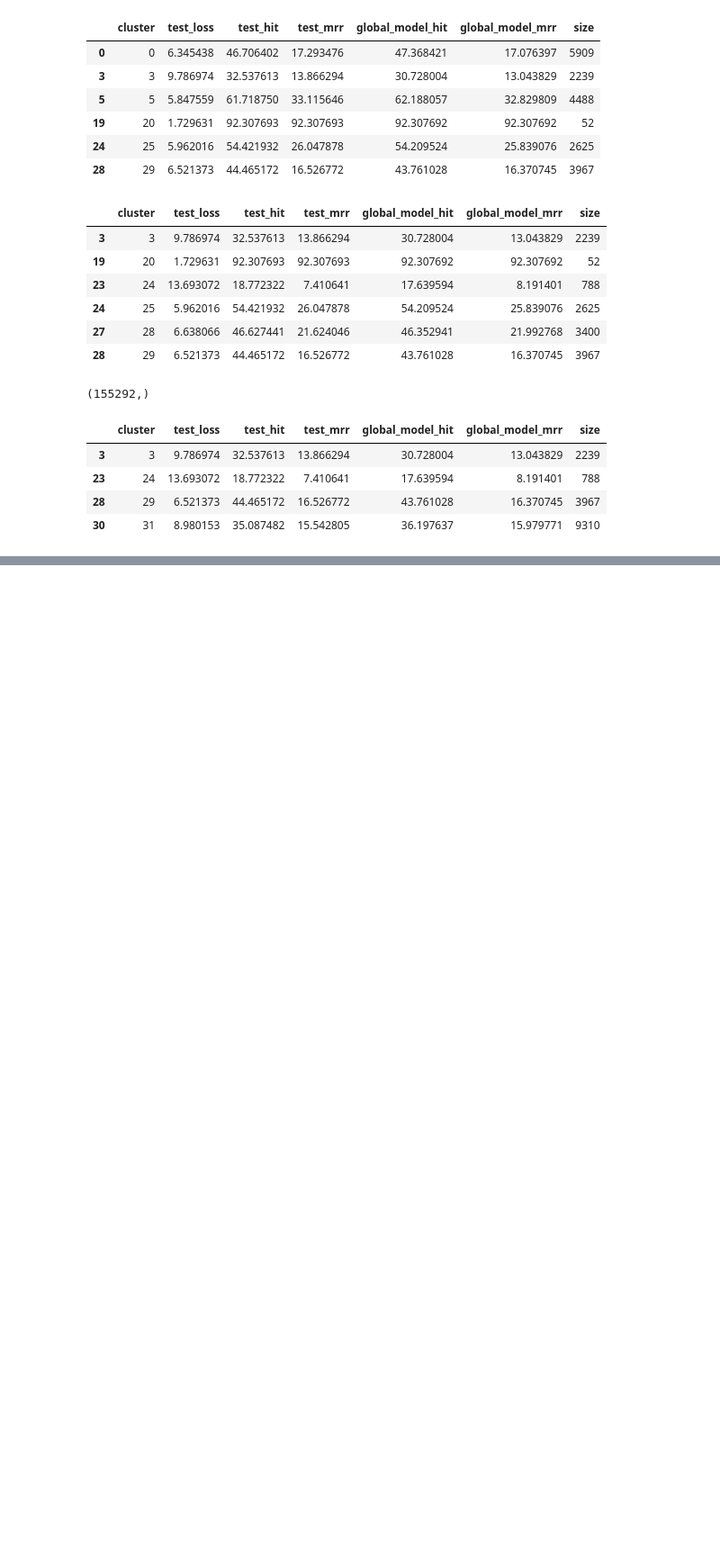
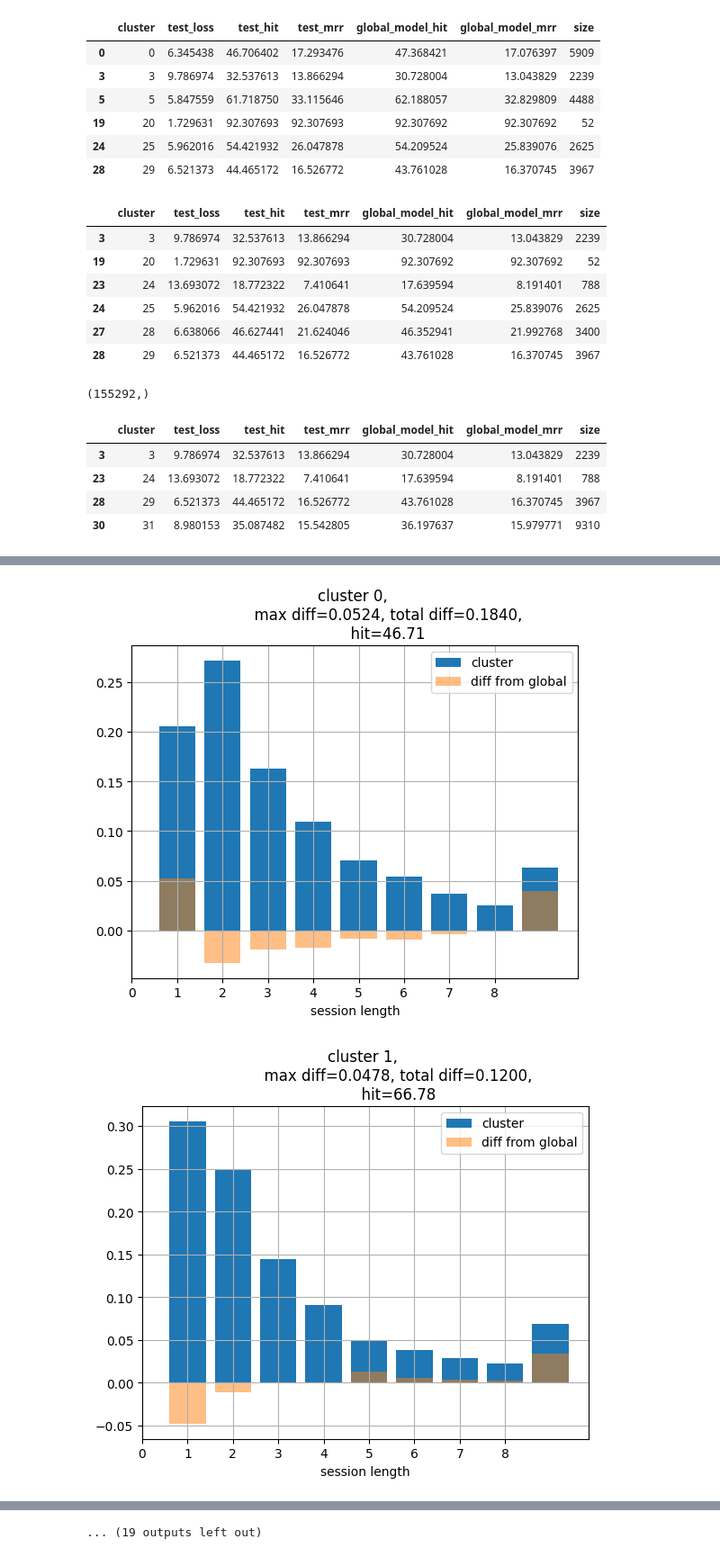
Before and after one commit to kpuchalskixiv/GNN_Master, a Jupyter notebook: srgnn/test_gm_switch_case.ipynb, the cells around one changed output, grey strips where cells are left out. Shown at 90% size. Saved outputs shown, nothing was run; the diff lists cells and outputs as text; code cells hidden in the pictures; blank space fills up the shorter version.

```diff
--- a/srgnn/test_gm_switch_case.ipynb
+++ b/srgnn/test_gm_switch_case.ipynb
@@ -397,0 +517,30 @@ cluster_results.loc[cluster_results.global_model_hit<np.average(hit)*100/1.25]
+# %%
+def get_lenght_distribution(sess_lens, lim=8):
+    lens, sizes=np.unique(sess_lens, return_counts=True)
+    lim=min(lim, len(lens)-1)
+    sizes[lim]=np.sum(sizes[lim:])
+    sizes=sizes[:lim+1]
+    lens=lens[:lim+1]
+    sizes=sizes/sum(sizes)
+    return lens, sizes
+# %%
+glens, gsizes=get_lenght_distribution(session_len)
+
+#for cluster in cluster_results.loc[cluster_results.global_model_hit<np.average(hit)*100/1.25].cluster:
+for cluster in cluster_results.cluster.unique():
+    idxs=np.arange(session_labels.shape[0])[session_labels==cluster]
+    clens, csizes=get_lenght_distribution(session_len[idxs])
+
+    plt.bar(clens, csizes, label='cluster')
+    plt.bar(clens, gsizes[:len(clens)]-csizes, label='diff from global', alpha=0.5)
+    plt.grid()
+    plt.xlabel('session length')
+    plt.xticks(np.arange(len(clens)))
+    plt.legend()
+    plt.title(f'''cluster {cluster},
+              max diff={max(np.abs(gsizes[:len(clens)]-csizes)):.4f}, total diff={sum(np.abs(gsizes[:len(clens)]-csizes)):.4f},
+              hit={cluster_results.loc[cluster_results.cluster==cluster].test_hit.item():.2f}''')
+    plt.show()
+# %% [output]
+[figure, added]
+[figure, added]
@@ -397,0 +557 @@ cluster_results.loc[cluster_results.global_model_hit<np.average(hit)*100/1.25]
+... (19 outputs left out)
```
Also changed, not shown: parts of 11 cells of this notebook.
